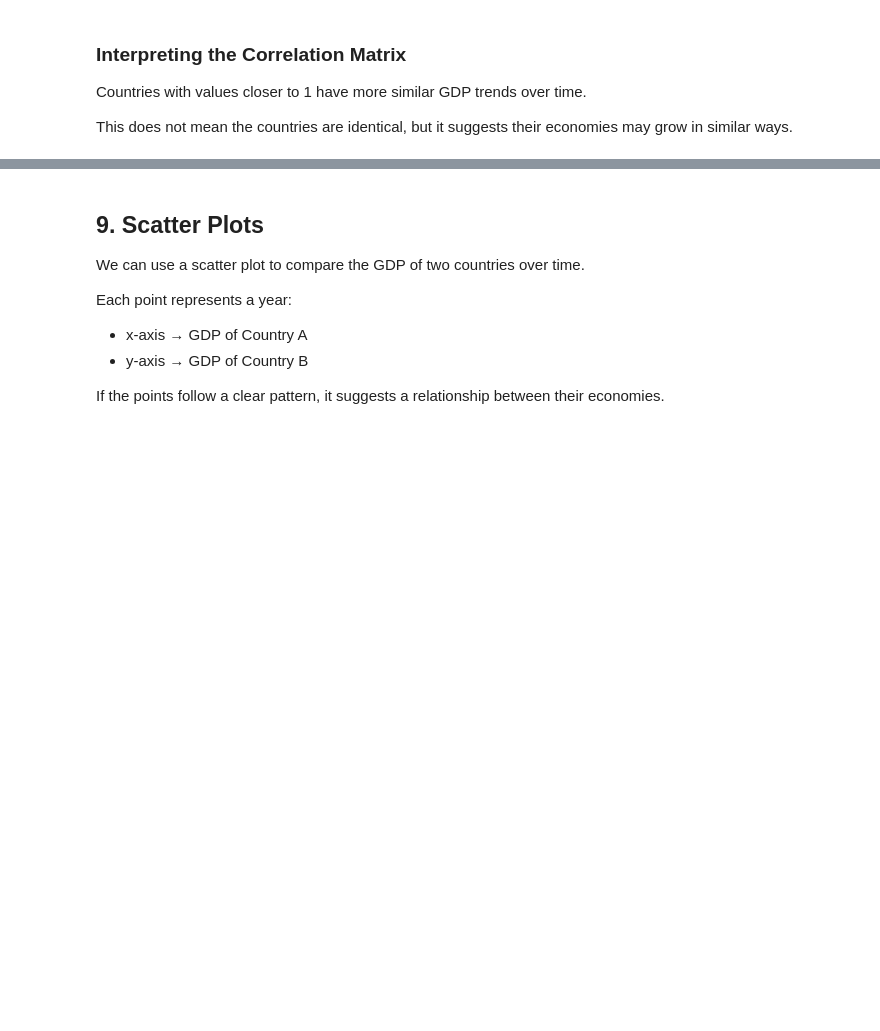
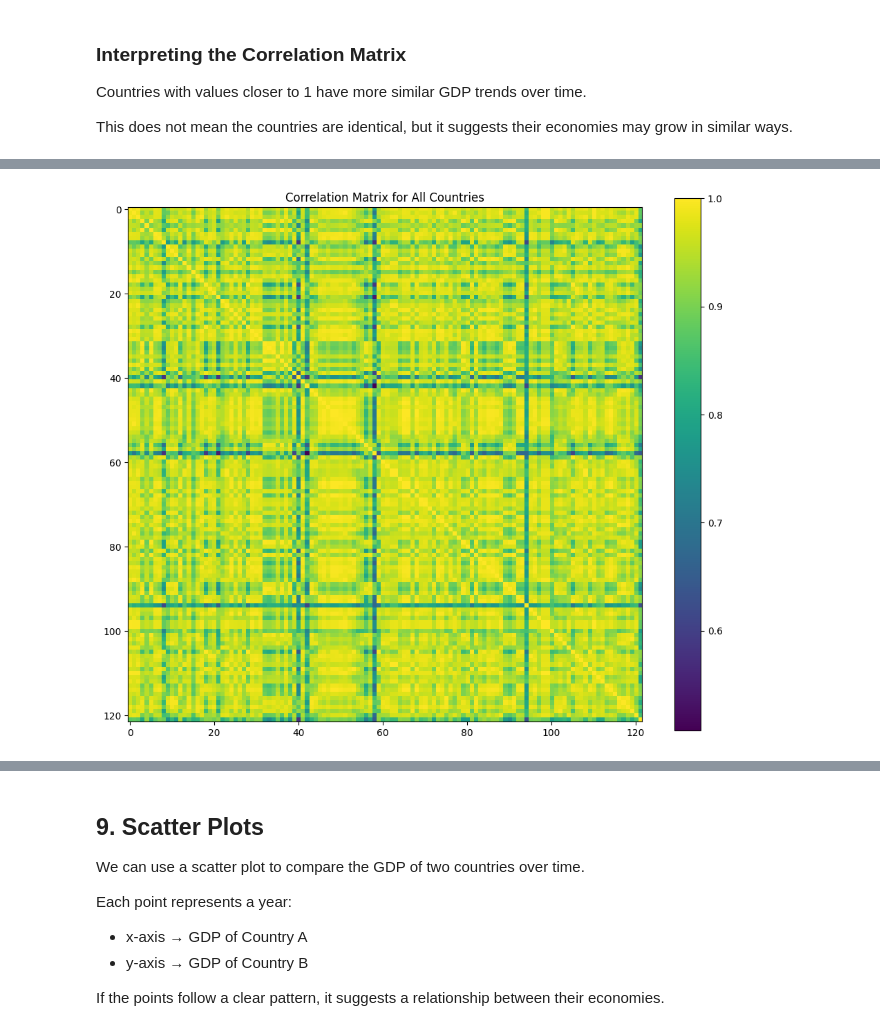
Before and after one commit to shokun723/Summer_Workshop_ShoRydberg, a Jupyter notebook: 0_Class_Notebooks/01_Know_Data_Numerical.ipynb, the cells around one changed output, grey strips where cells are left out. Cells and saved outputs as stored; diff of their text form; code cells hidden in the pictures; blank space fills up the shorter version.

```diff
--- a/0_Class_Notebooks/01_Know_Data_Numerical.ipynb
+++ b/0_Class_Notebooks/01_Know_Data_Numerical.ipynb
@@ -464,0 +448,12 @@ This does not mean the countries are identical, but it suggests their economies
+# %%
+all_corr = gdp_transposed.corr()
+
+plt.figure(figsize=(12,10))
+plt.imshow(all_corr)
+
+plt.colorbar()
+plt.title("Correlation Matrix for All Countries")
+
+plt.show()
+# %% [output]
+[figure, added]
```
Also changed, not shown: parts of 24 cells of this notebook.
